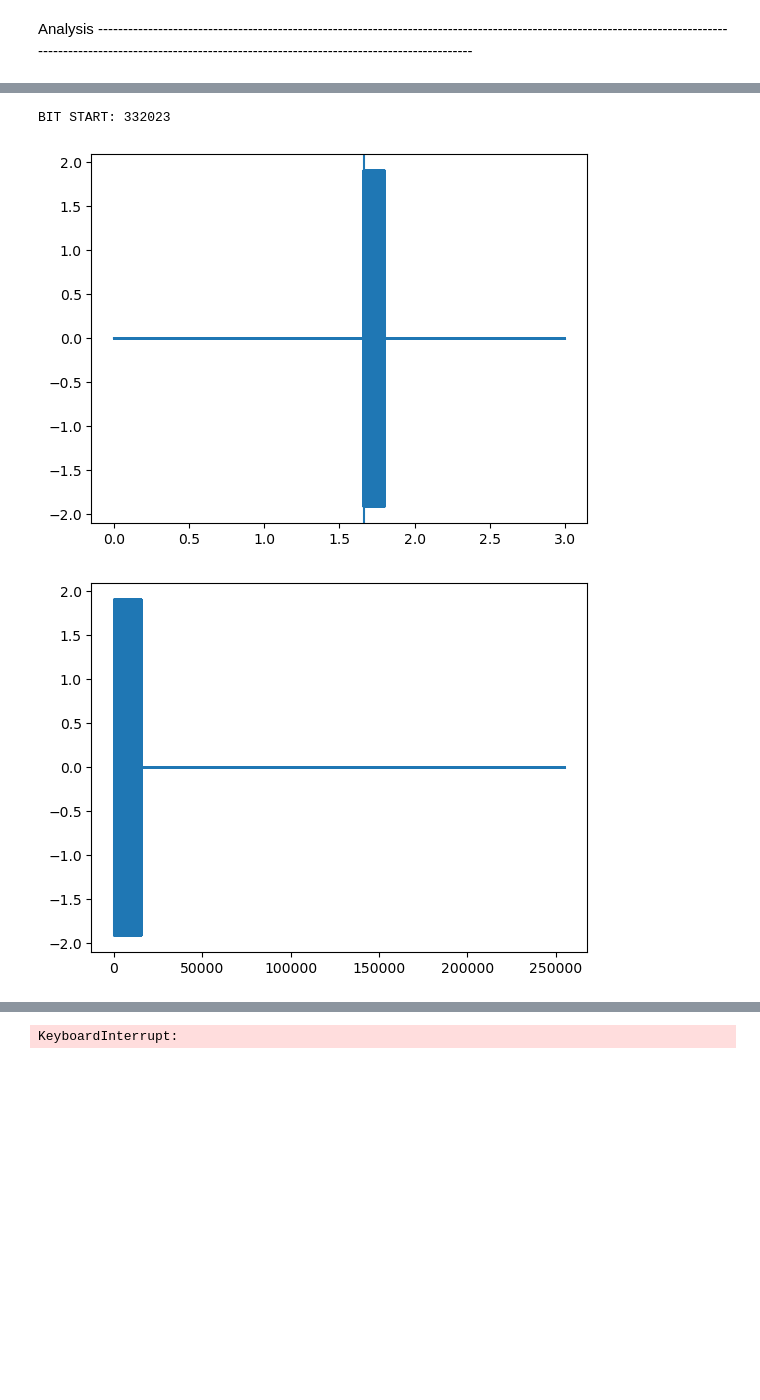
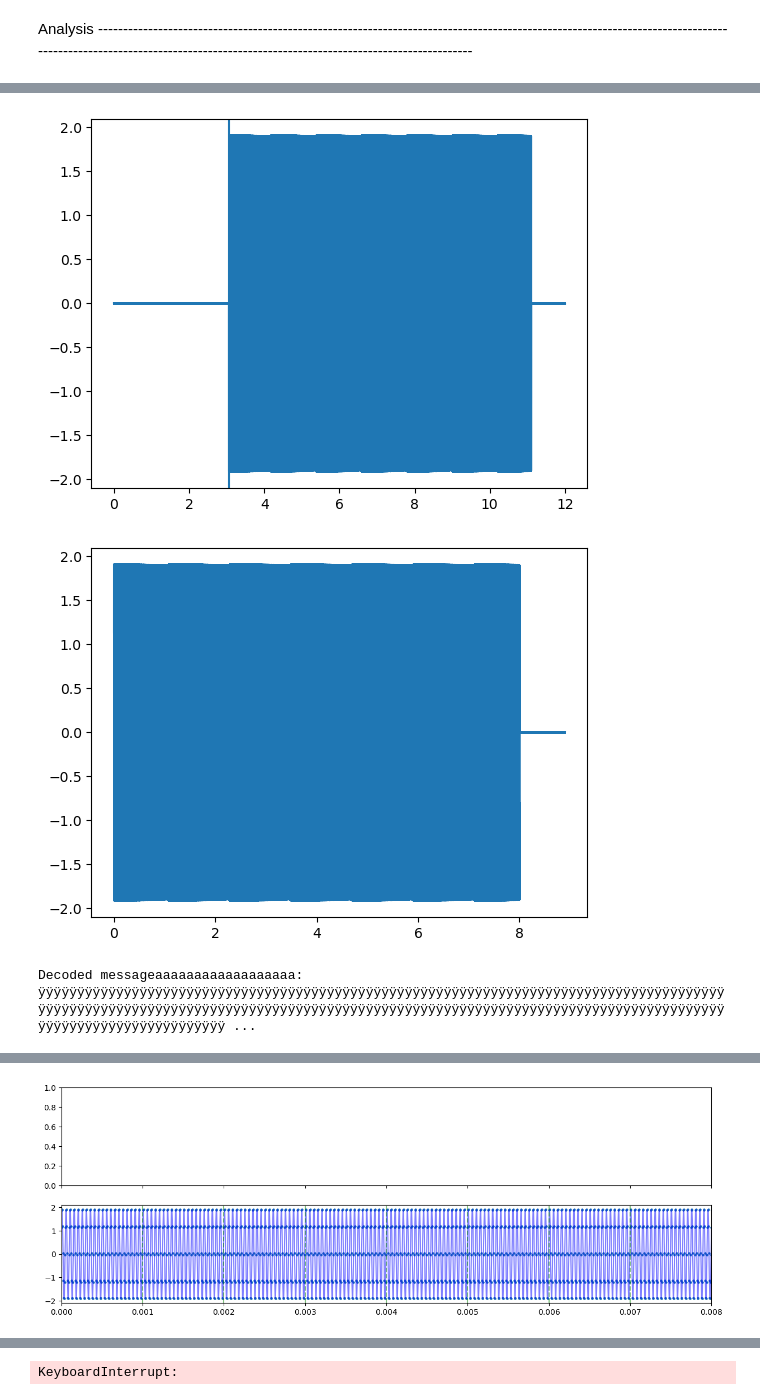
Before and after one commit to TapWhite/PE3, a Jupyter notebook: Code.ipynb, the cells around one changed output, grey strips where cells are left out. Saved outputs shown, nothing was run; the diff lists cells and outputs as text; code cells hidden in the pictures; blank space fills up the shorter version.

```diff
--- a/Code.ipynb
+++ b/Code.ipynb
@@ -174,3 +175,13 @@ def compare_bitstreams(original, received):
     return accuracy
 def format_bitstream(bitstream):
     pass
+# %%
+PREAMBLE_BITS = [0,0,0,0,0,0,1,0]*5
+t, preamble_waveform, phase_shifts = bpsk_modulate(PREAMBLE_BITS,  bit_rate=bit_rate, carrier_freq=carrier_freq, sampling_rate=samplerate)
+plt.plot(t, preamble_waveform)
+for i in range(N_words_to_plot *N_bits_to_plot):
+    plt.axvline(i/bit_rate, color='g', linestyle='--', alpha=0.5)
+
+
+
+plt.xlim(0, N_words_to_plot*N_bits_to_plot/bit_rate)
@@ -176,0 +191,10 @@ def format_bitstream(bitstream):
+# %%
+# Correlate with preamble to find start of message
+received_signal = voltage_out
+correlation = np.correlate(received_signal, preamble_waveform, mode='valid')
+print("done correlation")
+bit_start = np.argmax(correlation)
+print("BIT START:", bit_start)
+
+plt.plot(correlation)
+plt.show()
@@ -178,8 +206,6 @@ def format_bitstream(bitstream):
 carrier_freq = 20e3
 bit_rate = 1000
 
-PREAMBLE_BITS = [0,1] * 32
-t, preamble_waveform, phase_shifts = bpsk_modulate(PREAMBLE_BITS,  bit_rate=bit_rate, carrier_freq=carrier_freq, sampling_rate=samplerate)
 
 
 
@@ -207,14 +233,15 @@ timee = daq.getTimeArray(duration, samplerate)
 plt.plot(timee, received_signal)
 
 
-# Correlate with preamble to find start of message
-correlation = np.correlate(received_signal, preamble_waveform, mode='valid')
-bit_start = np.argmax(correlation)
-print("BIT START:", bit_start)
+
 plt.axvline(timee[bit_start])
 plt.show()
-received_signal = received_signal[bit_start + len(preamble_waveform):]
-plt.plot(received_signal)
+idx = bit_start + len(preamble_waveform)
+idx = idx - 2
+received_signal = received_signal[idx:]
+# Slice the received signal and begin coutning at 0 again
+t1 = timee[idx:] - timee[idx]
+plt.plot(t1,received_signal)
 plt.show()
 # Demodulate the received signal
 bpsk_demodulated = bpsk_demodulate(received_signal, bit_rate=bit_rate, carrier_freq=carrier_freq, sampling_rate=samplerate)
@@ -244,45 +271,46 @@ print(decoded)
 # print(f"Accuracy: {accuracy:.2f}%")
 
 # # Plot Original data
-# fig, (ax1, ax2) = plt.subplots(2,1, sharex=True, figsize=(15,5))
+fig, (ax1, ax2) = plt.subplots(2,1, sharex=True, figsize=(15,5))
 # plt.suptitle(f"BPSK Signal Modulation carrierfreq: {carrier_freq}Hz, bitrate: {bit_rate}bps, duration: {len(bitstream)/bit_rate}s")
 # ax1.plot(t, modulated, color='blue', alpha=0.5)
 # ax1.scatter(t, modulated, s=5)
 # ax1.set_title("Transmitted Modulated Signal")
 
-# ax2.set_title(f"Received Modulated Signal.  Accuracy:{accuracy}%, N samps per bit: {int(samplerate/bit_rate)}, N periods in bit: {carrier_freq/(bit_rate)},N bits: {len(bitstream)} ")
-# ax2.plot(t1, received_signal, color='blue', alpha=0.5)
-# ax2.scatter(t1, received_signal, s=5)
+#ax2.set_title(f"Received Modulated Signal.  Accuracy:{accuracy}%, N samps per bit: {int(samplerate/bit_rate)}, N periods in bit: {carrier_freq/(bit_rate)},N bits: {len(bitstream)} ")
+ax2.plot(t1, received_signal, color='blue', alpha=0.5)
+ax2.scatter(t1, received_signal, s=5)
 
 # ax1.fill_between(t, np.min(modulated), np.max(modulated), where=phase_shifts>0, color='pink', alpha=0.4)
 # ax1.fill_between(t, np.min(modulated), np.max(modulated), where=phase_shifts==0, color='orange', alpha=0.4)
-# ax2.fill_between(t, np.min(received_signal), np.max(received_signal), where=phase_shifts>0, color='pink', alpha=0.4)
-# ax2.fill_between(t, np.min(received_signal), np.max(received_signal), where=phase_shifts==0, color='orange', alpha=0.4)
+#ax2.fill_between(t, np.min(received_signal), np.max(received_signal), where=phase_shifts>0, color='pink', alpha=0.4)
+#ax2.fill_between(t, np.min(received_signal), np.max(received_signal), where=phase_shifts==0, color='orange', alpha=0.4)
 
-# N_bits_to_plot = 8
-# N_words_to_plot = 1
+N_bits_to_plot = 8
+N_words_to_plot = 1
 # for i in range(N_words_to_plot *N_bits_to_plot):
 #     ax1.axvline(i/bit_rate, color='g', linestyle='--')
-# for i in range(N_words_to_plot *N_bits_to_plot):
-#     ax2.axvline(i/bit_rate, color='g', linestyle='--')
+for i in range(N_words_to_plot *N_bits_to_plot):
+    ax2.axvline(i/bit_rate, color='g', linestyle='--', alpha=0.5)
 
 
 
-# plt.xlim(0, N_words_to_plot*N_bits_to_plot/bit_rate)
+plt.xlim(0, N_words_to_plot*N_bits_to_plot/bit_rate)
 # ax2.set_xlabel("Time [s]")
 # fig.text(0.003,0.5, 'Amplitude [V]', va='center', rotation='vertical')
 
 
 
 
 
 
 
 
 
 # plt.tight_layout()
 # plt.show()
 # %% [output]
-BIT START: 332023
-[figure, old version]
+[figure, new version]
-[figure, old version]
+[figure, new version]
+Decoded messageaaaaaaaaaaaaaaaaaa:
+ÿÿÿÿÿÿÿÿÿÿÿÿÿÿÿÿÿÿÿÿÿÿÿÿÿÿÿÿÿÿÿÿÿÿÿÿÿÿÿÿÿÿÿÿÿÿÿÿÿÿÿÿÿÿÿÿÿÿÿÿÿÿÿÿÿÿÿÿÿÿÿÿÿÿÿÿÿÿÿÿÿÿÿÿÿÿÿÿÿÿÿÿÿÿÿÿÿÿÿÿÿÿÿÿÿÿÿÿÿÿÿÿÿÿÿÿÿÿÿÿÿÿÿÿÿÿÿÿÿÿÿÿÿÿÿÿÿÿÿÿÿÿÿÿÿÿÿÿÿÿÿÿÿÿÿÿÿÿÿÿÿÿÿÿÿÿÿÿÿÿÿÿÿÿÿÿÿÿÿÿÿÿÿÿÿÿÿÿÿÿÿÿÿÿÿÿÿÿÿÿ ...
@@ -291,3 +318,4 @@ Decoded messageaaaaaaaaaaaaaaaaaa:
+[figure, added]
 # %%
 decoded = bitstream_to_string(bpsk_demodulated)
 
```
Also changed, not shown: parts of 7 cells of this notebook, 1 other file.
